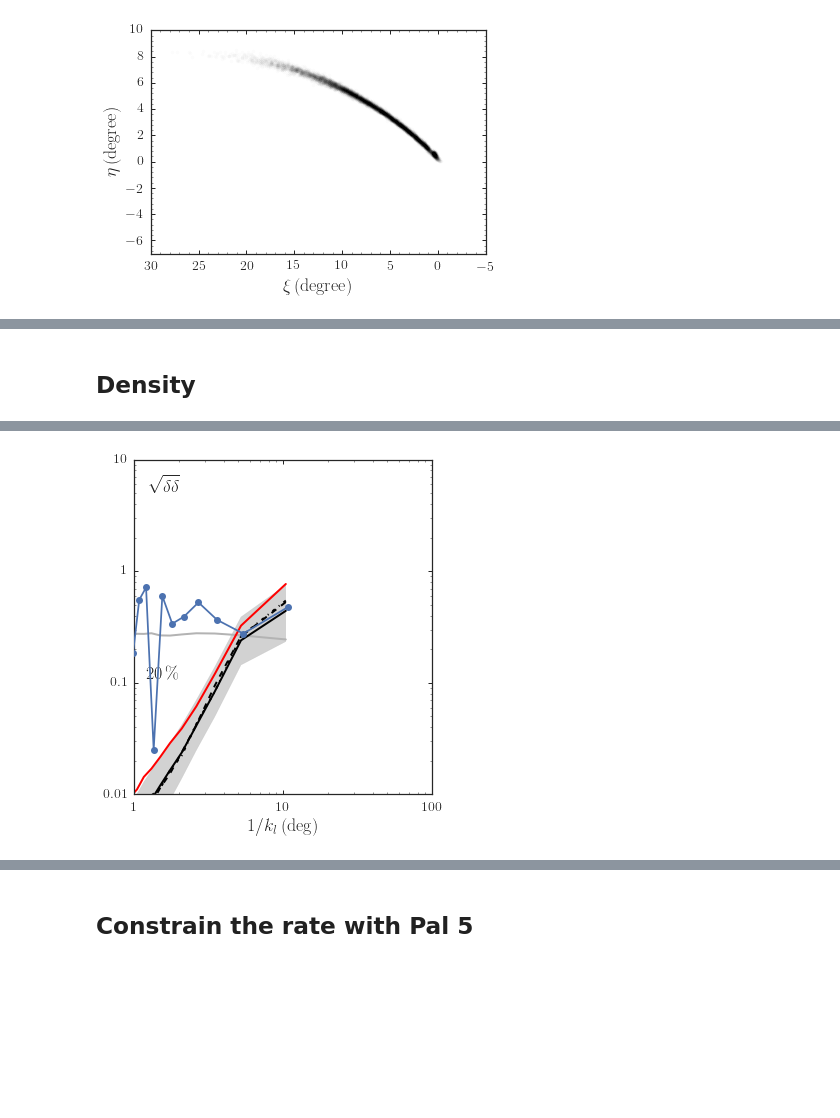
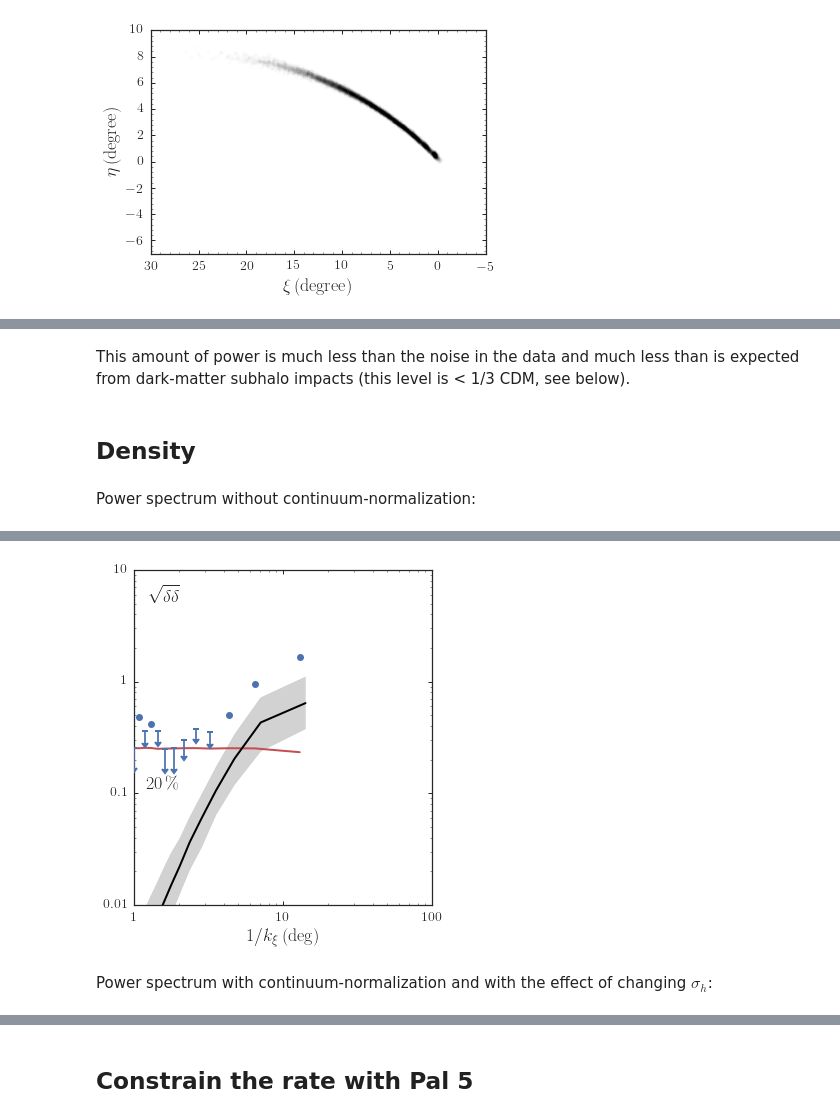
Before and after one commit to jobovy/streamgap-pepper, a Jupyter notebook: StreamPepperAnalysisPal5LikeObserved.ipynb, the cells around one changed output, grey strips where cells are left out. Drawn from its saved outputs; the diff is of its cells as text; code cells hidden in the pictures; blank space fills up the shorter version.

```diff
--- a/StreamPepperAnalysisPal5LikeObserved.ipynb
+++ b/StreamPepperAnalysisPal5LikeObserved.ipynb
@@ -40,5 +40,5 @@ from matplotlib.ticker import FuncFormatter, NullFormatter
 %pylab inline
 scaling= 'spectrum'
 save_figures= False
-minxi= 4.
+minxi= 0.25
 # %% [output]
@@ -120,6 +125,10 @@ def convert_track_to_obs(apars,mO,coord):
         (longitude,(track-smooth)[coord])
     """
     mT= sdf_pepper.meanTrack(apars,_mO=mO,coord='lb')
+    mradec= bovy_coords.lb_to_radec(mT[0],mT[1],degree=True)
+    mxieta= pal5_util.radec_to_pal5xieta(mradec[:,0],mradec[:,1],degree=True)
+    mT[0]= mxieta[:,0]
+    mT[1]= mxieta[:,1]
     # Interpolate
     ipll= interpolate.InterpolatedUnivariateSpline(mT[0],apars)
     ipcoord= interpolate.InterpolatedUnivariateSpline(apars,mT[coord])
@@ -135,7 +144,7 @@ def read_data(filename):
         except: continue
         data1= numpy.vstack((data1,datab[2:]))
     return data1
-def read_dens(filename,indx=None,rand=False):
+def read_dens(filename,indx=None,rand=False,poly_deg=3):
     densdata= read_data(filename)
     mOfilename= filename.replace('dens','omega')
     mOdata= read_data(mOfilename)
@@ -543,6 +537,7 @@ if save_figures:
 # %%
 def plot_dens_data(color=sns.color_palette()[0],zorder=10,marker='o',
                    poly_deg=3,minxi=0.25,
+                   errsim_color=sns.color_palette()[2],errsim_zorder=0,
                    err_color=0.7,err_zorder=0,err=False):
     """Plots the power spectrum of the data"""
     # Read the data
@@ -567,6 +562,7 @@ def plot_dens_data(color=sns.color_palette()[0],zorder=10,marker='o',
     tdata= data[:,1]-backg
     pp= Polynomial.fit(data[:,0],tdata,deg=poly_deg,w=1./data_err[:,1])
     tdata/= pp(data[:,0])
+    data_err= data_err[:,1]/pp(data[:,0])
     ll= data[:,0]
     px, py= signal.csd(tdata,tdata,
                         fs=1./(ll[1]-ll[0]),scaling=scaling,
@@ -574,5 +570,20 @@ def plot_dens_data(color=sns.color_palette()[0],zorder=10,marker='o',
     py= py.real
     px= 1./px
     py= numpy.sqrt(py*(ll[-1]-ll[0]))
-    loglog(px,py,marker=marker,color=color,zorder=zorder)
+    # Perform simulations of the noise to determine the power in the noise
+    nerrsim= 10000
+    ppy_err= numpy.empty((nerrsim,len(px)))
+    for ii in range(nerrsim):
+        tmock= data_err*numpy.random.normal(size=len(ll))
+        ppy_err[ii]= signal.csd(tmock,tmock,
+                                fs=1./(ll[1]-ll[0]),scaling=scaling,
+                                nperseg=len(ll))[1].real
+    py_err= numpy.sqrt(numpy.median(ppy_err,axis=0)*(ll[-1]-ll[0]))
+    pcut= 0.4 # Only trust points above this, then remove noise
+    loglog(px[py>pcut],numpy.sqrt(py[py>pcut]**2.-py_err[py>pcut]**2.),
+           marker=marker,color=color,zorder=zorder,ls='none')
+    errorbar(px[(py<pcut)],numpy.amax(numpy.array([py,py_err]),axis=0)[py<pcut],
+             yerr=numpy.array([.1+0.*px[(py<pcut)],.1+0.*px[(py<pcut)]]),
+             uplims=True,capthick=2.,ls='none',color=color,zorder=zorder)
+    loglog(px,py_err,lw=2.,color=errsim_color,zorder=errsim_zorder)
     return None
@@ -657,9 +731,13 @@ set_ranges_and_labels_dens()
+# %% [markdown]
+This amount of power is much less than the noise in the data and much less than is expected from dark-matter subhalo impacts (this level is < 1/3 CDM, see below).
 # %% [markdown]
 ## Density
 # %%
 basefilename= os.path.join(os.getenv('DATADIR'),'streamgap-pepper','pal5_multtime')
+# %% [markdown]
+Power spectrum without continuum-normalization:
 # %%
-minxi= 4.
+minxi= 0.25
 poly_deg= 0
 bovy_plot.bovy_print(axes_labelsize=18.,xtick_labelsize=14.,ytick_labelsize=14.)
 if save_figures:
@@ -668,19 +746,9 @@ if save_figures:
     fig.subplots_adjust(left=0.15,right=0.8875,bottom=0.135,top=0.95,wspace=0.075)
 else:
     figsize(16/3.,6)
-plot_dens(os.path.join(basefilename,'pal5_t64sampling_X5_5-9_dens.dat'),
+plot_dens(os.path.join(basefilename,'pal5_t64sampling_X10_6-9_dens.dat'),
           poly_deg=poly_deg,
-          color='k',zorder=2,ls='-',err_color='0.7',
-          fill=True,err=0.6)
-plot_dens(os.path.join(basefilename,'pal5_t64sampling_X10_5-9_dens.dat'),
-          poly_deg=poly_deg,
-          color='k',zorder=1,ls='--',err=None)
-plot_dens(os.path.join(basefilename,'pal5_t64sampling_X15_5-9_dens.dat'),
-          poly_deg=poly_deg,
-          color='k',zorder=1,ls='-.',err=None)
-plot_dens(os.path.join(basefilename,'pal5_t64sampling_X5_cdm3_5-9_dens.dat'),
-          poly_deg=poly_deg,
-          color='r',zorder=2,ls='-',err=None)
+          color='k',zorder=2,ls='-',fill=True)
 plot_dens_data(poly_deg=poly_deg,minxi=minxi)
 set_ranges_and_labels_dens()
 bovy_plot.bovy_text(1.2,0.11,r'$20\,\%$',size=18.)
@@ -692,4 +758,6 @@ WARNING: Using fewer than 1,000 (284) simulations to compute medians from /Users
-[figure, old version]
+[figure, new version]
+# %% [markdown]
+Power spectrum with continuum-normalization and with the effect of changing $\sigma_h$:
 # %%
 minxi= 0.25
 poly_deg= 3
```
Also changed, not shown: parts of 46 cells of this notebook.
